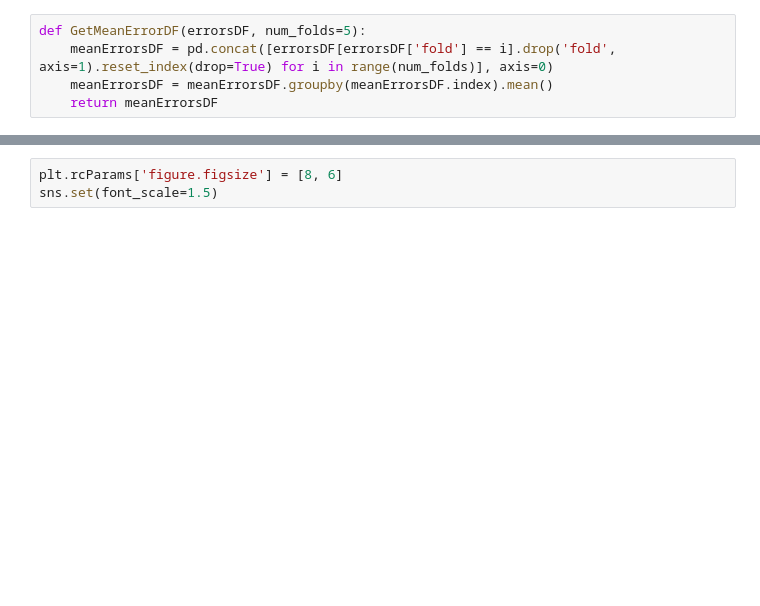
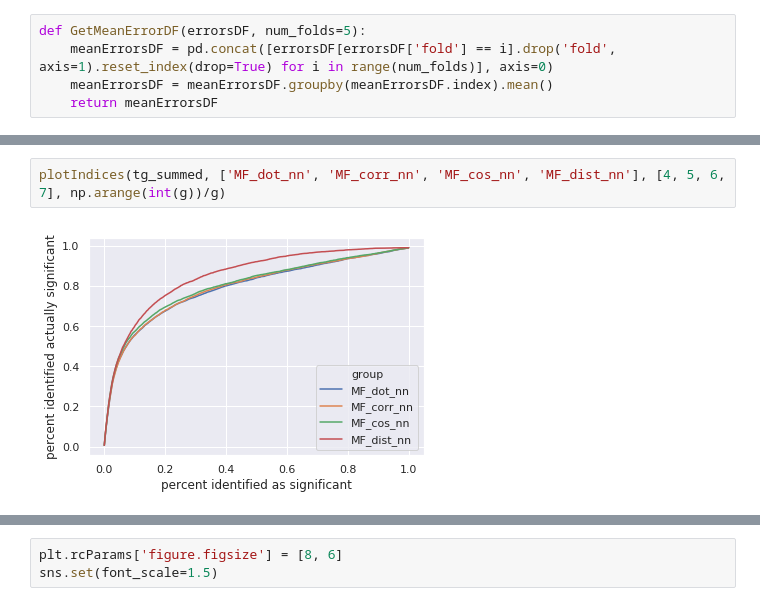
Before and after one commit to psturmfels/cfAD, a Jupyter notebook: notebooks/latentFactorSimulations/IndependentSimulations.ipynb, the cells around one changed output, grey strips where cells are left out. Cells and saved outputs as stored; diff of their text form; blank space fills up the shorter version.

```diff
--- a/notebooks/latentFactorSimulations/IndependentSimulations.ipynb
+++ b/notebooks/latentFactorSimulations/IndependentSimulations.ipynb
@@ -201,0 +196,4 @@ concat_df.head()
+# %%
+plotIndices(tg_summed, ['MF_dot_nn', 'MF_corr_nn', 'MF_cos_nn', 'MF_dist_nn'], [4, 5, 6, 7], np.arange(int(g))/g)
+# %% [output]
+[figure, added]
```
Also changed, not shown: parts of 36 cells of this notebook, 24 other files.
